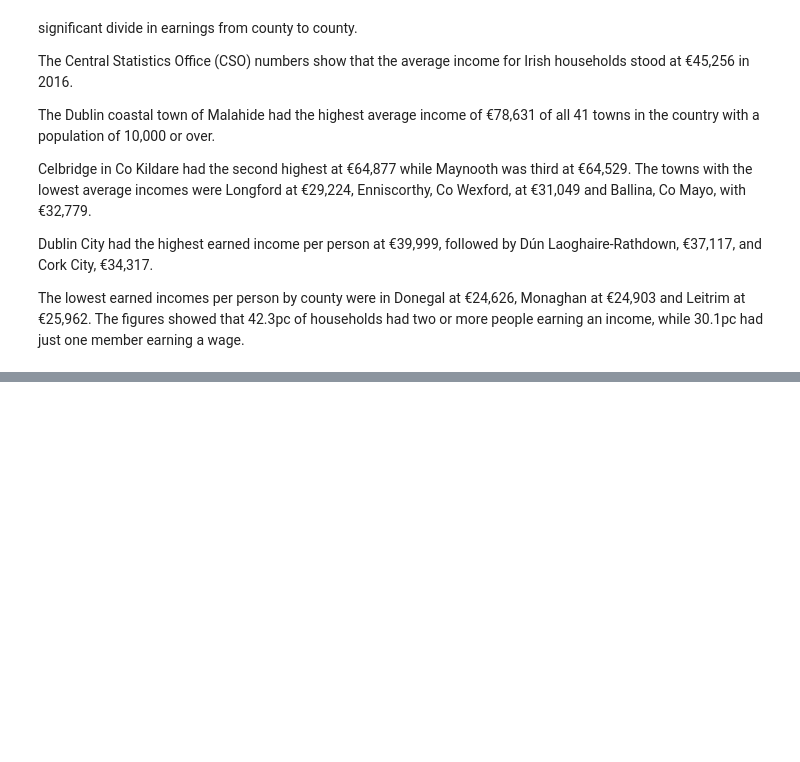
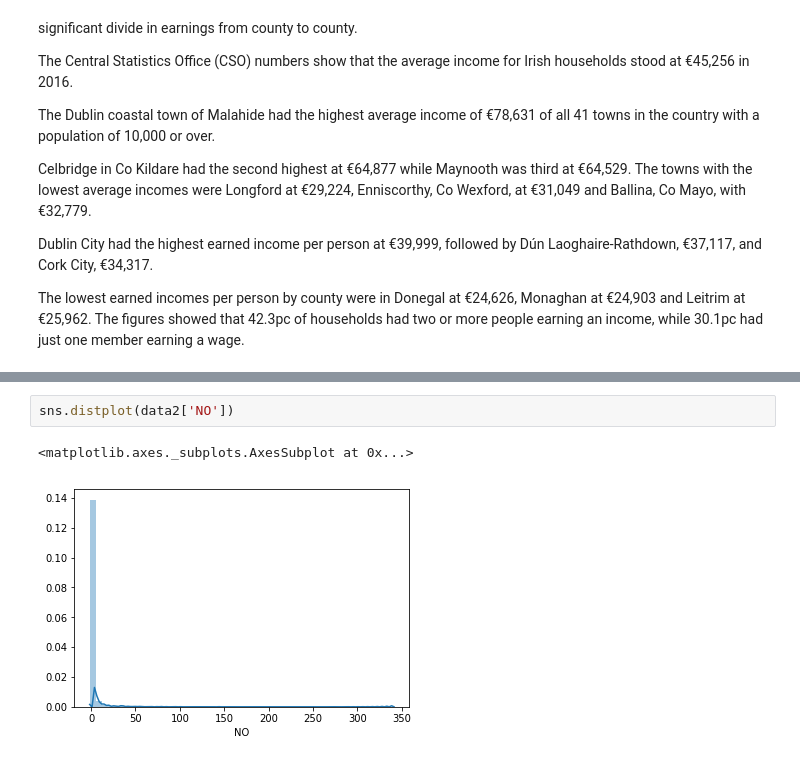
Before and after one commit to Freeha-S/ProgDA_Project, a Jupyter notebook: ProgDA-Project.ipynb, the cells around one changed output, grey strips where cells are left out. Cells and saved outputs as stored; diff of their text form; blank space fills up the shorter version.

```diff
--- a/ProgDA-Project.ipynb
+++ b/ProgDA-Project.ipynb
@@ -170,0 +265,5 @@ KeyError: 'INCOME'
+# %%
+sns.distplot(data2['NO'])
+# %% [output]
+<matplotlib.axes._subplots.AxesSubplot at 0x...>
+[figure, added]
```
Also changed, not shown: parts of 11 cells of this notebook, 2 other files.
